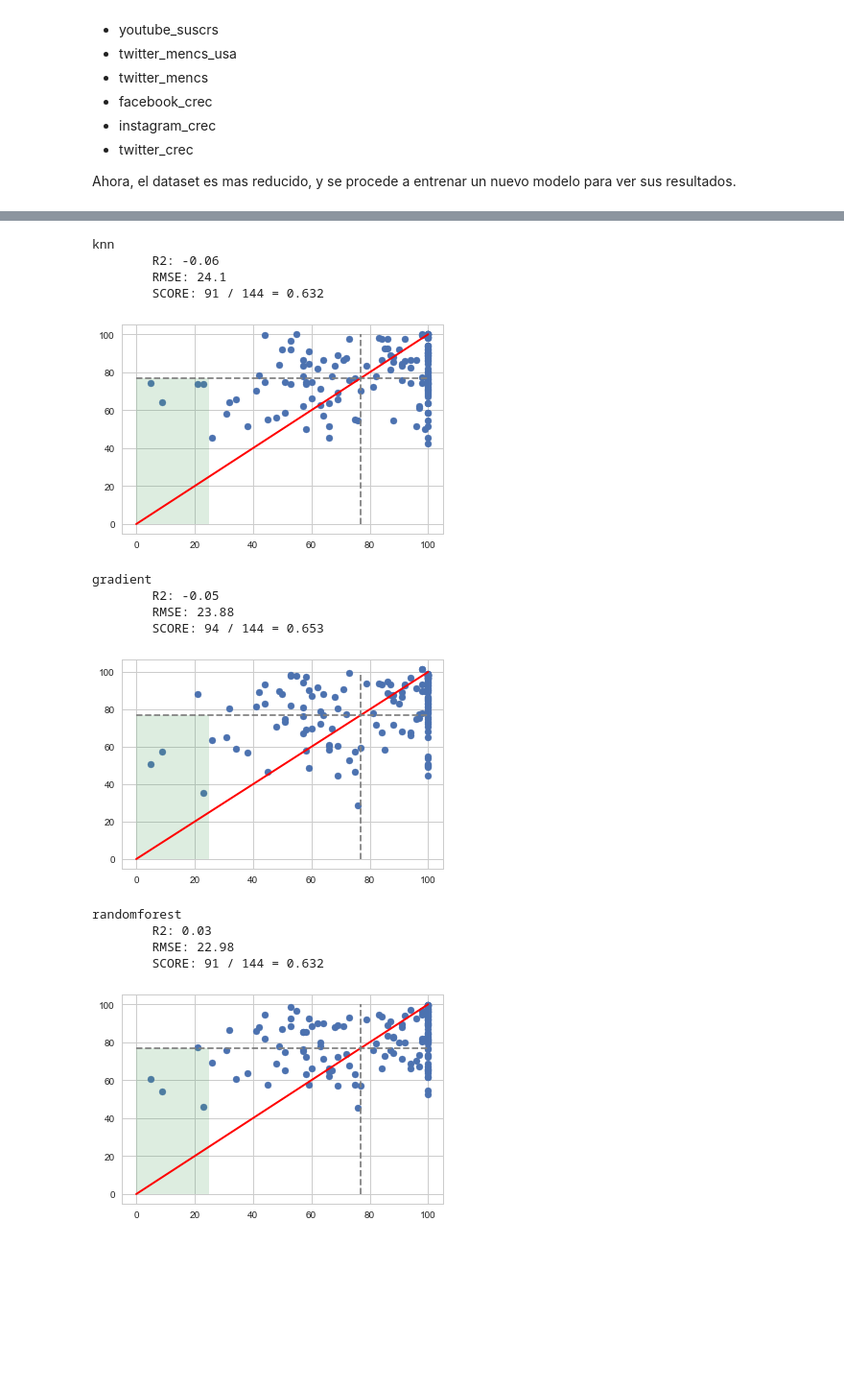
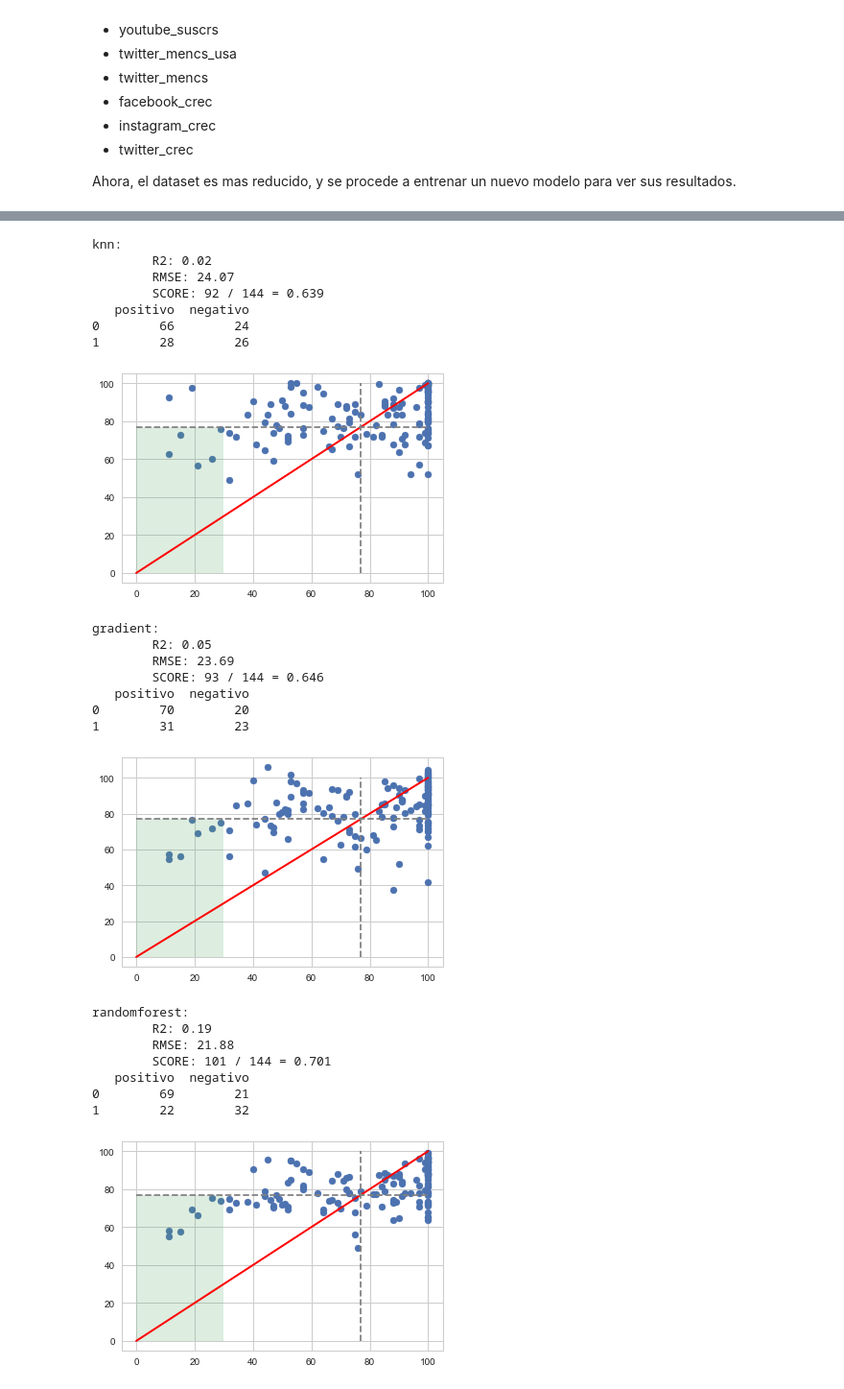
Before and after one commit to danielgomezm/diplomado, a Jupyter notebook: rrss_regression.ipynb, the cells around one changed output, grey strips where cells are left out. Shown at 96% size. Drawn from its saved outputs; the diff is of its cells as text; code cells hidden in the pictures; blank space fills up the shorter version.

```diff
--- a/rrss_regression.ipynb
+++ b/rrss_regression.ipynb
@@ -84,10 +85,11 @@ models['ridge']        = Ridge(alpha=[0.001])
 models['lasso']        = Lasso()
 models['elasticnet']   = ElasticNet()
 models['dectree']      = DecisionTreeRegressor(max_features=0.1, criterion='friedman_mse', random_state=3)
-models['randomforest'] = RandomForestRegressor(n_estimators=400, criterion='mse', max_depth=None, min_samples_split=1, min_samples_leaf=1, max_features='auto', bootstrap=True, oob_score=True, n_jobs=4, random_state=None, verbose=0)
+models['randomforest'] = RandomForestRegressor(n_estimators=1600, criterion='mse', max_depth=None, min_samples_split=1, min_samples_leaf=2, max_features=3, oob_score=True, n_jobs=4)
 models['adaboost']     = AdaBoostRegressor()
 models['gradient']     = GradientBoostingRegressor()
 models['knn']          = KNeighborsRegressor()
+models['MLPRegressor'] = MLPRegressor()
 # %% [markdown]
 # Pruebas con todas las variables
 
@@ -329,15 +332,15 @@ total_test = len(X_test)
 y_list = list(y_test)
 for k in range(0, len(y_pred)):
     sum += abs(y_pred[k] - y_list[k])
-    if y_list2[k] >= threshold and y_pred[k] >= threshold:
+    if y_list[k] >= threshold and y_pred[k] >= threshold:
         aciertos_positivo += 1
-    if y_list2[k] >= threshold and y_pred[k] < threshold:
+    if y_list[k] >= threshold and y_pred[k] < threshold:
         errores_positivo += 1
-    if y_list2[k] < threshold and y_pred[k] < threshold:
+    if y_list[k] < threshold and y_pred[k] < threshold:
         aciertos_negativo += 1
-    if y_list2[k] < threshold and y_pred[k] >= threshold:
+    if y_list[k] < threshold and y_pred[k] >= threshold:
         errores_negativo += 1
-    if y_list2[k] >= threshold:
+    if y_list[k] >= threshold:
         sum_positivo += 1
     else:
         sum_negativo += 1
@@ -402,17 +405,17 @@ Ahora, el dataset es mas reducido, y se procede a entrenar un nuevo modelo para
 
 mapper = sp.DataFrameMapper([
     #('dayofweek', LabelBinarizer()),
-    (['capacity', 'facebook_likes',# 'youtube_suscrs',
+    (['capacity', 'facebook_likes', 'youtube_suscrs',
     'instagram_folls', 'instagram_likes',
     'spotify_folls',
     'spotify_pop',
-    'twitter_folls'
+    'twitter_folls',
     #,'facebook_crec', 'instagram_crec', 'twitter_crec'
     ], StandardScaler())
     ])
 #X = dataset[['capacity', 'price',
 X = dataset[['capacity',
-        'facebook_likes',# 'youtube_suscrs',
+        'facebook_likes', 'youtube_suscrs',
         'instagram_folls', 'instagram_likes',
         'spotify_folls',
         'spotify_pop',
@@ -432,13 +435,13 @@ X_train, X_test, y_train, y_test = train_test_split(X, y, train_size=0.6)
 
 models = {}
 models['knn']          = KNeighborsRegressor()
-models['randomforest'] = RandomForestRegressor(n_estimators=400, criterion='mse', max_depth=None, min_samples_split=1, min_samples_leaf=1, max_features='auto', bootstrap=True, oob_score=True, n_jobs=4, random_state=None, verbose=0)
 models['adaboost']     = AdaBoostRegressor()
 models['gradient']     = GradientBoostingRegressor(loss='huber', criterion='mse')
-#{‘ls’, ‘lad’, ‘huber’, ‘quantile’}
+models['randomforest'] = RandomForestRegressor(n_estimators=1600, criterion='mse', max_depth=None, min_samples_split=2, min_samples_leaf=2, max_features=3, oob_score=True, n_jobs=4)
+models['MLPRegressor'] = MLPRegressor(activation='tanh', solver='sgd', learning_rate='adaptive', max_iter=900)
 
 for algorithm in models:
-    print algorithm
+    print algorithm + ':'
     model = models[algorithm]
     model.fit(X_train, y_train)
     predictions = model.predict(X_test)
@@ -459,48 +462,58 @@ for algorithm in models:
             errores_positivo += 1
         if y_list[k] < threshold and predictions[k] < threshold:
             aciertos_negativo += 1
         if y_list[k] < threshold and predictions[k] >= threshold:
             errores_negativo += 1
         if y_list[k] >= threshold:
             sum_positivo += 1
         else:
             sum_negativo += 1
         if predictions[k] >= threshold:
             sum_predict_positivo += 1
         else:
             sum_predict_negativo += 1
 
     print "\tR2: " + str(round(r2_score(y_list, predictions), 2))
     print "\tRMSE: " + str(round(np.sqrt(mean_squared_error(predictions, y_list)), 2))
     print "\tSCORE: " + str(aciertos_positivo + aciertos_negativo) + " / " + str(total_test) + " = " + str(round(1.0 * (aciertos_positivo + aciertos_negativo)/total_test, 3))
-    #conf = pd.DataFrame([[np.sum(aciertos_pos), np.sum(errores_pos)], [np.sum(errores_neg), np.sum(aciertos_neg)]], columns=['positivo', 'negativo'])
-    #conf.rename(index={0:'positivo', 1:'negativo'})
+    conf = pd.DataFrame([[np.sum(aciertos_positivo), np.sum(errores_positivo)], [np.sum(errores_negativo), np.sum(aciertos_negativo)]], columns=['positivo', 'negativo'])
+    conf.rename(index={0:'positivo', 1:'negativo'})
+    print conf
 
     # grafico de dispersion de las predicciones
     plt.scatter(y_list, predictions)
     plt.plot([0, 100], [0, 100], c='r', lw=2)
     ax = plt.gca()
     line_h = mlines.Line2D([0,100], [threshold, threshold], color='gray', ls='dashed')
     line_v = mlines.Line2D([threshold, threshold], [0,100], color='gray', ls='dashed')
     ax.add_line(line_h)
     ax.add_line(line_v)
-    x0 = [0, 0, 25, 25]
+    x0 = [0, 0, 30, 30]
     y0 = [0, threshold, threshold, 0]
     ax.fill(x0, y0, alpha=0.2)
     plt.show()
 # %% [output]
-knn
-        R2: -0.06
-        RMSE: 24.1
-        SCORE: 91 / 144 = 0.632
+knn:
+        R2: 0.02
+        RMSE: 24.07
+        SCORE: 92 / 144 = 0.639
+   positivo  negativo
+0        66        24
+1        28        26
-[figure, old version]
+[figure, new version]
-gradient
-        R2: -0.05
-        RMSE: 23.88
-        SCORE: 94 / 144 = 0.653
+gradient:
+        R2: 0.05
+        RMSE: 23.69
+        SCORE: 93 / 144 = 0.646
+   positivo  negativo
+0        70        20
+1        31        23
-[figure, old version]
+[figure, new version]
-randomforest
-        R2: 0.03
-        RMSE: 22.98
-        SCORE: 91 / 144 = 0.632
+randomforest:
+        R2: 0.19
+        RMSE: 21.88
+        SCORE: 101 / 144 = 0.701
+   positivo  negativo
+0        69        21
+1        22        32
-[figure, old version]
+[figure, new version]
```
Also changed, not shown: parts of 16 cells of this notebook.
